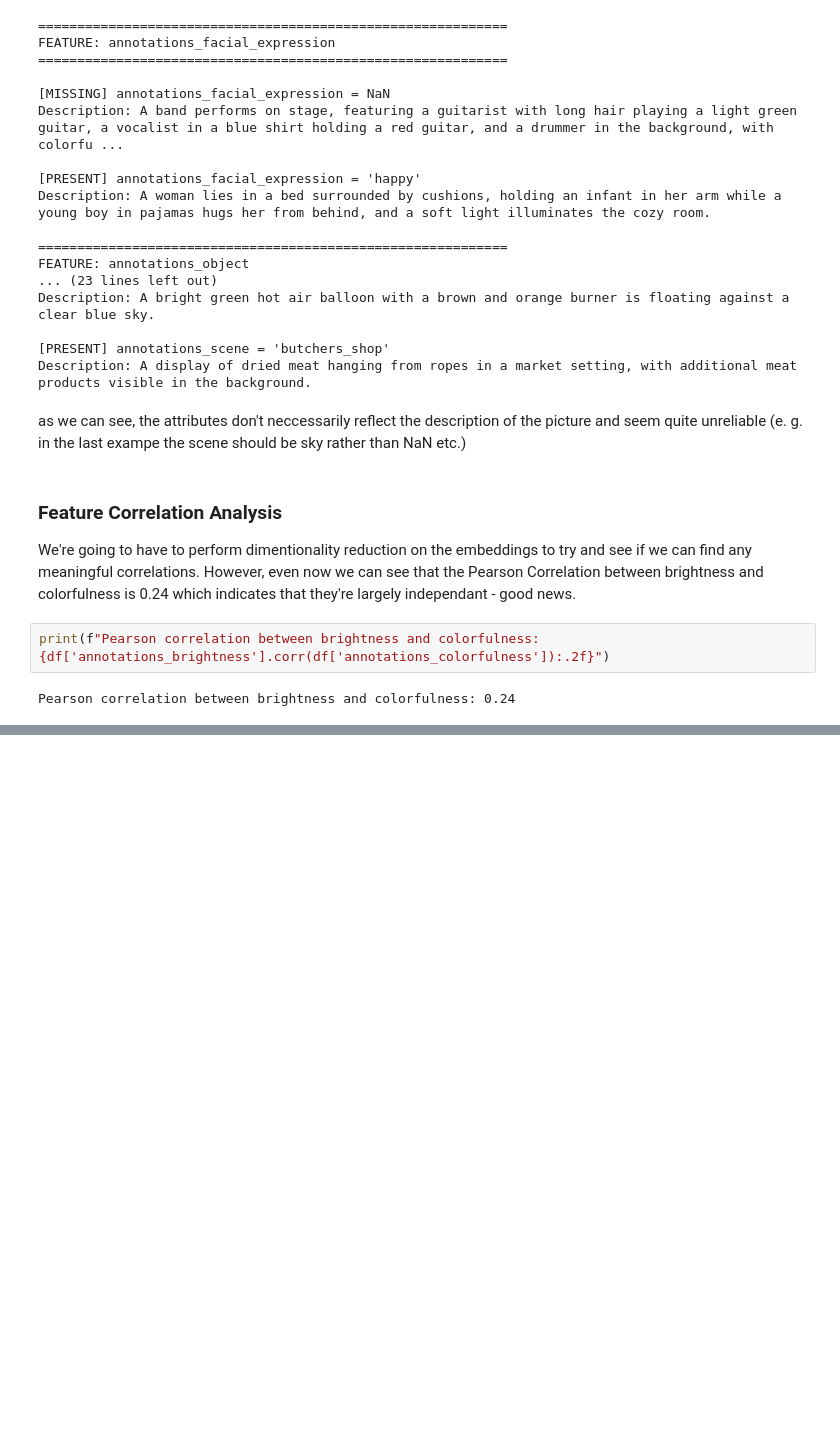
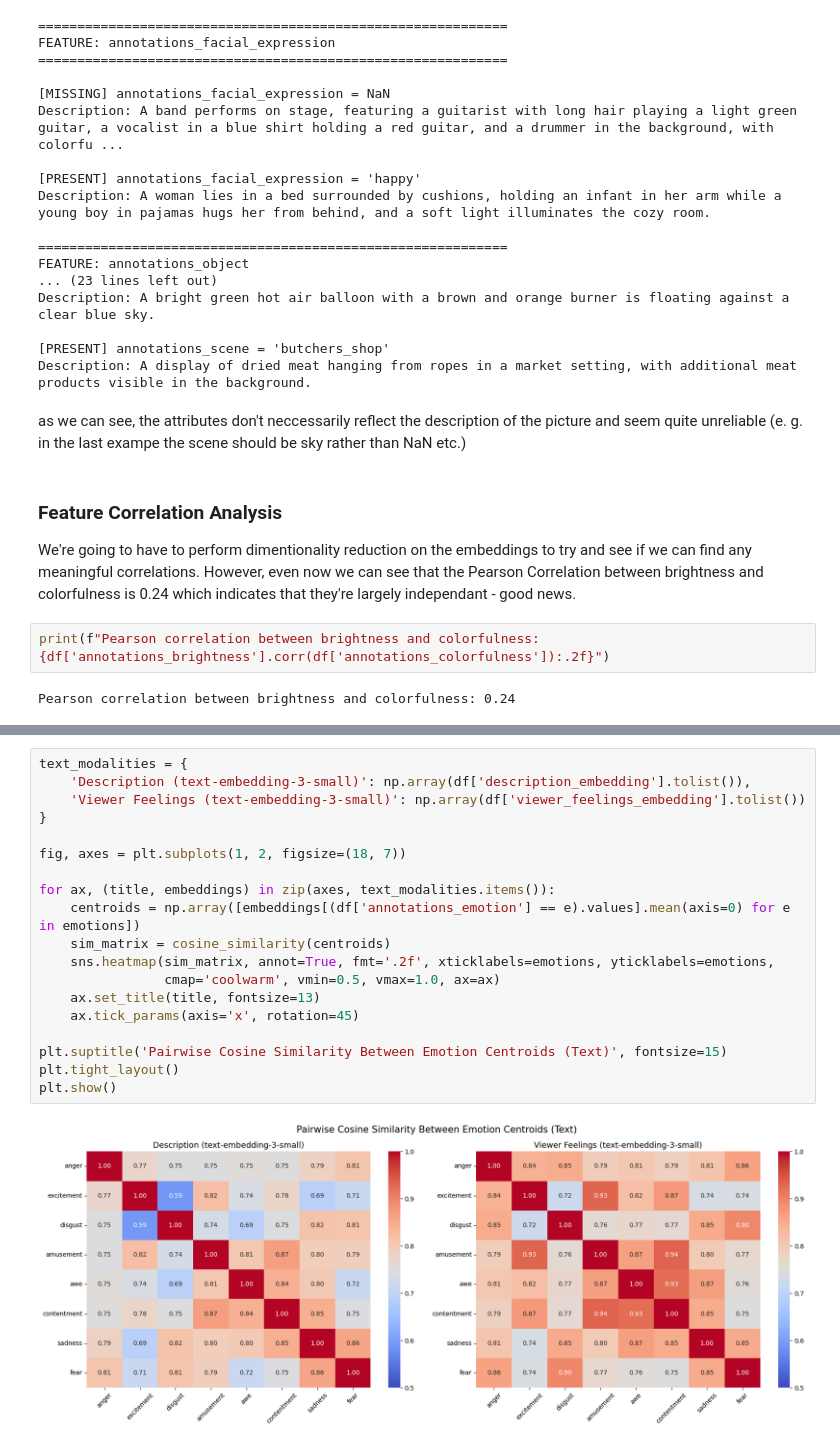
Before and after one commit to yodesser/Embeddings, a Jupyter notebook: FinalProject.ipynb, the cells around one changed output, grey strips where cells are left out. Drawn from its saved outputs; the diff is of its cells as text; blank space fills up the shorter version.

```diff
--- a/FinalProject.ipynb
+++ b/FinalProject.ipynb
@@ -325,0 +423,21 @@ Pearson correlation between brightness and colorfulness: 0.24
+# %%
+text_modalities = {
+    'Description (text-embedding-3-small)': np.array(df['description_embedding'].tolist()),
+    'Viewer Feelings (text-embedding-3-small)': np.array(df['viewer_feelings_embedding'].tolist())
+}
+
+fig, axes = plt.subplots(1, 2, figsize=(18, 7))
+
+for ax, (title, embeddings) in zip(axes, text_modalities.items()):
+    centroids = np.array([embeddings[(df['annotations_emotion'] == e).values].mean(axis=0) for e in emotions])
+    sim_matrix = cosine_similarity(centroids)
+    sns.heatmap(sim_matrix, annot=True, fmt='.2f', xticklabels=emotions, yticklabels=emotions,
+                cmap='coolwarm', vmin=0.5, vmax=1.0, ax=ax)
+    ax.set_title(title, fontsize=13)
+    ax.tick_params(axis='x', rotation=45)
+
+plt.suptitle('Pairwise Cosine Similarity Between Emotion Centroids (Text)', fontsize=15)
+plt.tight_layout()
+plt.show()
+# %% [output]
+[figure, added]
```
Also changed, not shown: parts of 25 cells of this notebook, 2 other files.
